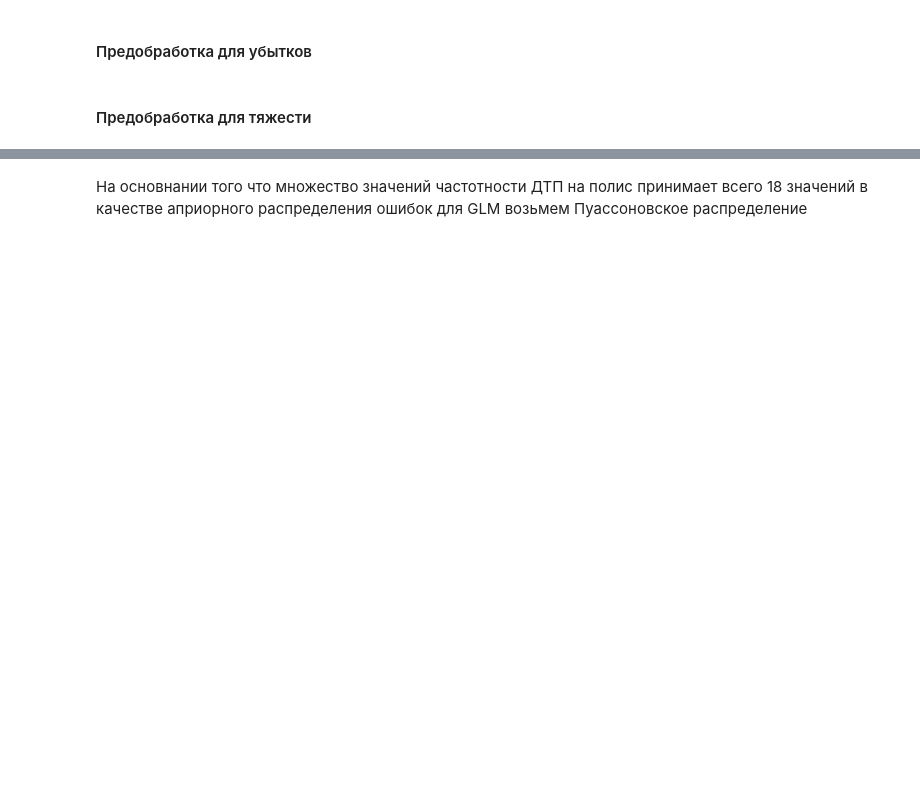
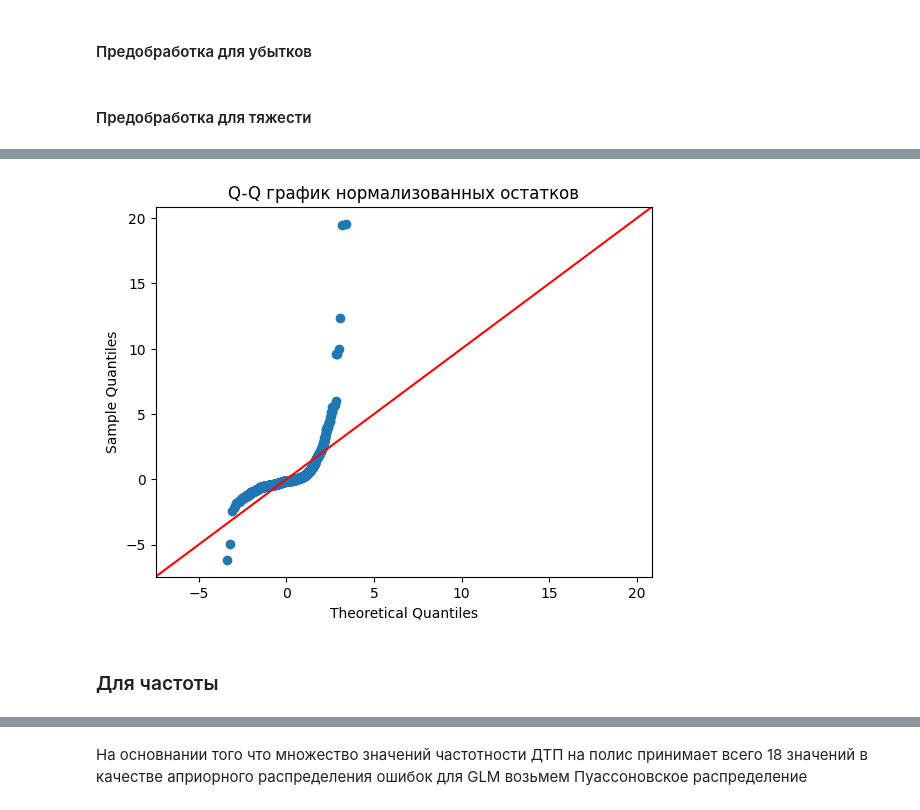
Before and after one commit to antroped/BDAktuarki, a Jupyter notebook: 167.ipynb, the cells around one changed output, grey strips where cells are left out. Saved outputs shown, nothing was run; the diff lists cells and outputs as text; code cells hidden in the pictures; blank space fills up the shorter version.

```diff
--- a/167.ipynb
+++ b/167.ipynb
@@ -731,0 +797,11 @@ tot_pay_train, tot_pay_valid, tot_pay_test = df[train]['TOTAL_PAY_AMT'], df[vali
+# %%
+from statsmodels.graphics.gofplots import qqplot
+
+# Q-Q plot
+qqplot(res_severity.resid_response / model_severity.scale, line='45', fit=True)
+plt.title('Q-Q график нормализованных остатков')
+plt.show()
+# %% [output]
+[figure, added]
+# %% [markdown]
+### Для частоты
```
Also changed, not shown: parts of 30 cells of this notebook.
